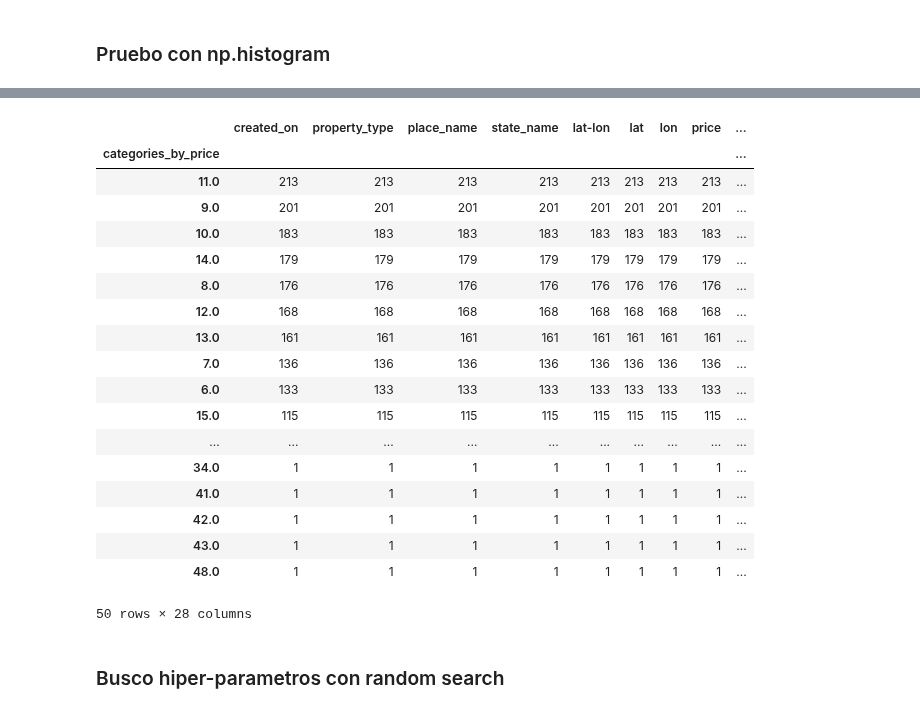
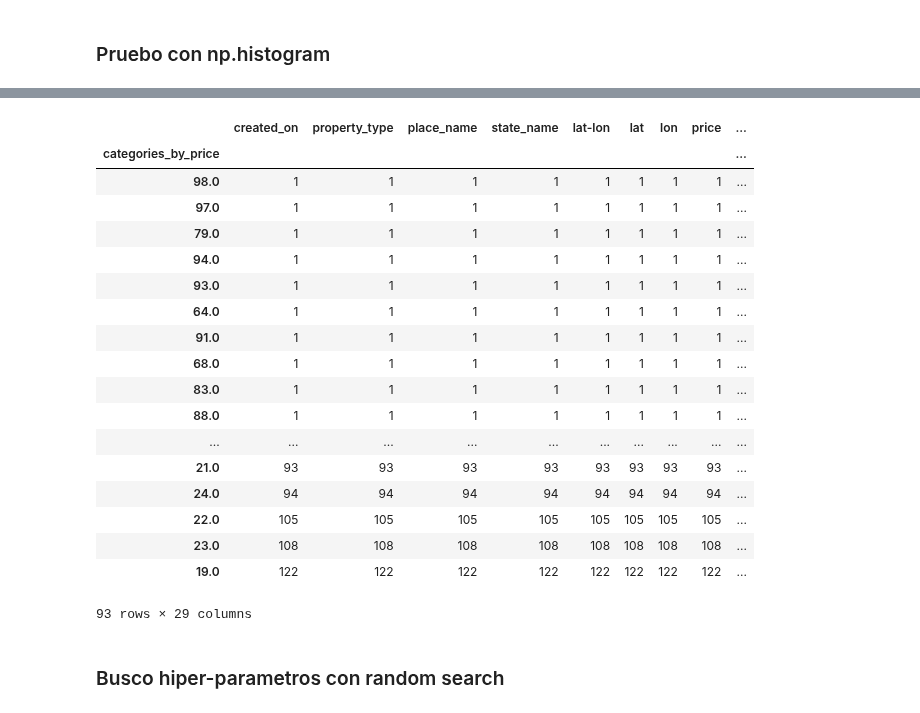
Before and after one commit to AlejandroDaneri/Machine-Learning-Properati, a Jupyter notebook: Random Forest.ipynb, the cells around one changed output, grey strips where cells are left out. Drawn from its saved outputs; the diff is of its cells as text; code cells hidden in the pictures.

```diff
--- a/Random Forest.ipynb
+++ b/Random Forest.ipynb
@@ -63,7 +65,7 @@ properati['property_type'] = le_tipo.transform(tipos_prop)
 # %% [markdown]
 ### Pruebo con np.histogram
 # %%
-cant_buckets = 50
+cant_buckets = 100
 
 #buckets
 cantidad,rango = np.histogram(properati['price_per_m2'], bins=cant_buckets)
@@ -71,5 +73,6 @@ print rango
 properati['categories_by_price']=pd.cut(properati['price_per_m2'],rango,labels=np.arange(cant_buckets),include_lowest=True)
 properati['price_range']=pd.cut(properati['price_per_m2'],rango)
 
+properati.loc[properati['categories_by_price']!=properati['categories_by_price']]
 #properati['categories_by_price']=pd.qcut(x=properati['price_per_m2'],q=cant_buckets,labels=np.arange(cant_buckets))
 # %% [output]
@@ -84,31 +96,33 @@ properati['price_range']=pd.cut(properati['price_per_m2'],rango)
 # %%
 #lo casteo a float porque si no tira error
 properati['categories_by_price']=properati['categories_by_price'].astype(np.float64)
 
 properati.loc[:,('created_on')] = pd.to_datetime(properati['created_on'])
 properati['anio'] = [x.year for x in properati['created_on'] ]
 
-properati.groupby('categories_by_price').count().sort_values('created_on',ascending=False)
+properati.loc[:,'is_new']=properati.loc[:,'description'].str.lower().str.contains('estrenar')
+
+properati.groupby('categories_by_price').count().sort_values('created_on')
 # %% [output]
 |  | created_on | property_type | place_name | state_name | lat-lon | lat | lon | price | ... |
 | categories_by_price |  |  |  |  |  |  |  |  | ... |
-| 11.0 | 213 | 213 | 213 | 213 | 213 | 213 | 213 | 213 | ... |
-| 9.0 | 201 | 201 | 201 | 201 | 201 | 201 | 201 | 201 | ... |
-| 10.0 | 183 | 183 | 183 | 183 | 183 | 183 | 183 | 183 | ... |
-| 14.0 | 179 | 179 | 179 | 179 | 179 | 179 | 179 | 179 | ... |
-| 8.0 | 176 | 176 | 176 | 176 | 176 | 176 | 176 | 176 | ... |
-| 12.0 | 168 | 168 | 168 | 168 | 168 | 168 | 168 | 168 | ... |
-| 13.0 | 161 | 161 | 161 | 161 | 161 | 161 | 161 | 161 | ... |
-| 7.0 | 136 | 136 | 136 | 136 | 136 | 136 | 136 | 136 | ... |
-| 6.0 | 133 | 133 | 133 | 133 | 133 | 133 | 133 | 133 | ... |
-| 15.0 | 115 | 115 | 115 | 115 | 115 | 115 | 115 | 115 | ... |
+| 98.0 | 1 | 1 | 1 | 1 | 1 | 1 | 1 | 1 | ... |
+| 97.0 | 1 | 1 | 1 | 1 | 1 | 1 | 1 | 1 | ... |
+| 79.0 | 1 | 1 | 1 | 1 | 1 | 1 | 1 | 1 | ... |
+| 94.0 | 1 | 1 | 1 | 1 | 1 | 1 | 1 | 1 | ... |
+| 93.0 | 1 | 1 | 1 | 1 | 1 | 1 | 1 | 1 | ... |
+| 64.0 | 1 | 1 | 1 | 1 | 1 | 1 | 1 | 1 | ... |
+| 91.0 | 1 | 1 | 1 | 1 | 1 | 1 | 1 | 1 | ... |
+| 68.0 | 1 | 1 | 1 | 1 | 1 | 1 | 1 | 1 | ... |
+| 83.0 | 1 | 1 | 1 | 1 | 1 | 1 | 1 | 1 | ... |
+| 88.0 | 1 | 1 | 1 | 1 | 1 | 1 | 1 | 1 | ... |
 | ... | ... | ... | ... | ... | ... | ... | ... | ... | ... |
-| 34.0 | 1 | 1 | 1 | 1 | 1 | 1 | 1 | 1 | ... |
-| 41.0 | 1 | 1 | 1 | 1 | 1 | 1 | 1 | 1 | ... |
-| 42.0 | 1 | 1 | 1 | 1 | 1 | 1 | 1 | 1 | ... |
-| 43.0 | 1 | 1 | 1 | 1 | 1 | 1 | 1 | 1 | ... |
-| 48.0 | 1 | 1 | 1 | 1 | 1 | 1 | 1 | 1 | ... |
+| 21.0 | 93 | 93 | 93 | 93 | 93 | 93 | 93 | 93 | ... |
+| 24.0 | 94 | 94 | 94 | 94 | 94 | 94 | 94 | 94 | ... |
+| 22.0 | 105 | 105 | 105 | 105 | 105 | 105 | 105 | 105 | ... |
+| 23.0 | 108 | 108 | 108 | 108 | 108 | 108 | 108 | 108 | ... |
+| 19.0 | 122 | 122 | 122 | 122 | 122 | 122 | 122 | 122 | ... |
-50 rows × 28 columns
+93 rows × 29 columns
 # %%
 #preparo set de datos
 X = zip(properati['dist_a_subte'],properati['dist_a_univ'],properati['dist_a_tren'],properati['dist_a_villa'],\
```
Also changed, not shown: parts of 13 cells of this notebook, 1 other file.
